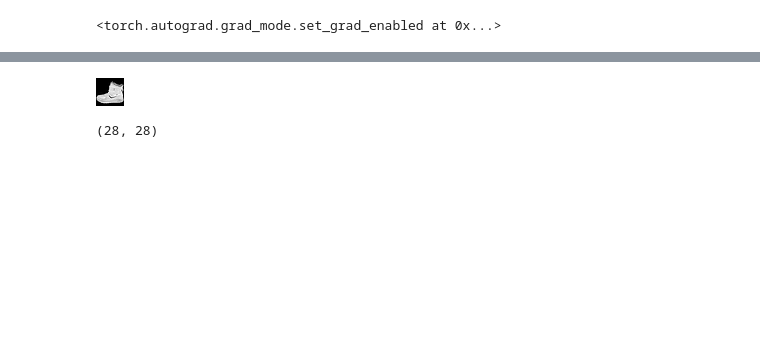
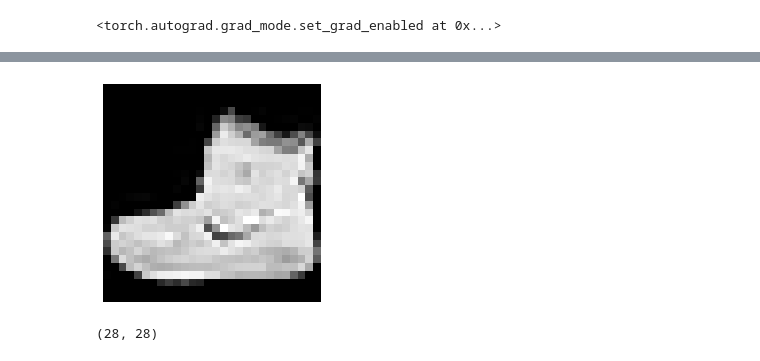
Before and after one commit to Intelligent-Systems-Phystech/2022-Project99, a Jupyter notebook: code/Muradov_CNN.ipynb, the cells around one changed output, grey strips where cells are left out. Drawn from its saved outputs; the diff is of its cells as text; code cells hidden in the pictures; blank space fills up the shorter version.

```diff
--- a/code/Muradov_CNN.ipynb
+++ b/code/Muradov_CNN.ipynb
@@ -308,7 +309,10 @@ tensor(9)
-# %%
-img
-# %% [output]
-[figure, removed]
+# %%
+plt.imshow(img, cmap='gray')
+plt.axis('off')
+plt.savefig('fig/example.png', bbox_inches='tight')
+plt.show()
+# %% [output]
+[figure, added]
 # %%
 pix = np.array(img)
 pix.shape
```
Also changed, not shown: parts of 19 cells of this notebook.
